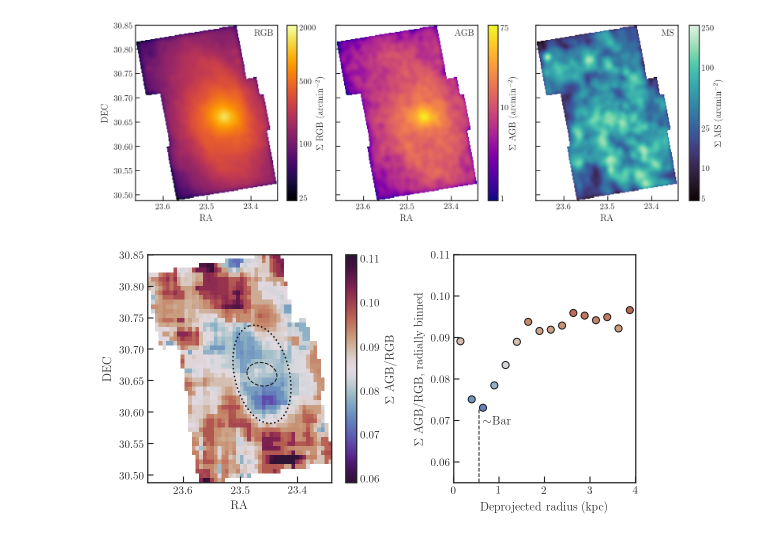
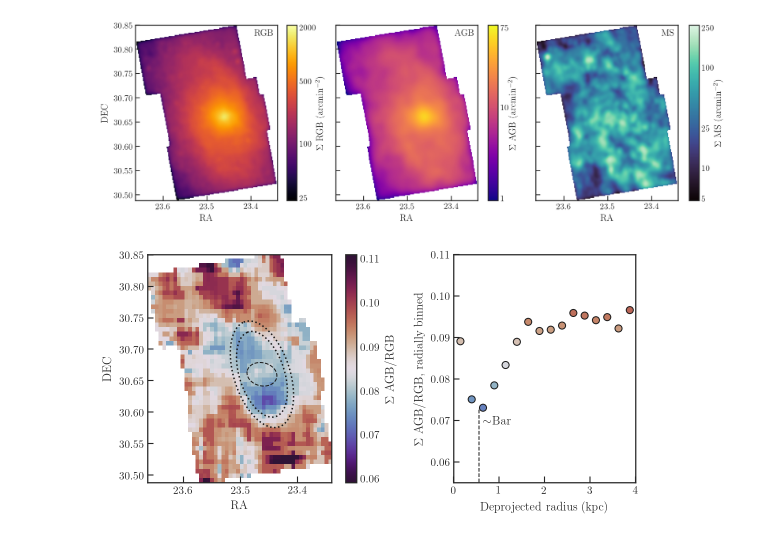
Before and after one commit to meredith-durbin/m33_survey_plots, a Jupyter notebook: RGB AGB MS.ipynb, the cells around one changed output. Saved outputs shown, nothing was run; the diff lists cells and outputs as text; code cells hidden in the pictures.

```diff
--- a/RGB AGB MS.ipynb
+++ b/RGB AGB MS.ipynb
@@ -259,6 +259,7 @@ dist = ds.bin_centers('dist2',  **rad_kwargs)
 ratio = agb/rgb_bright
 ratio[(rgb_bright < 3)|(agb < 3)] = 0
 
+# extend regions at survey edges
 shifts = np.r_[range(1, 6)]
 for shift in np.r_[shifts, -shifts[::-1]]:
     for axis in [0, 1]:
@@ -275,37 +276,38 @@ im = ax1.imshow(fratio, origin='lower', aspect=1.1, extent=[*ds.minmax('RA'), *d
                 vmin=vmin_ratio, vmax=vmax_ratio, cmap=cmap_ratio)
 fig.colorbar(im, ax=ax1, label='$\Sigma$ AGB/RGB')
 ax1.invert_xaxis()
 ax1.set_xlabel('RA')
 ax1.set_ylabel('DEC')
 
-inc, pa = np.deg2rad([47.5, 73.98])
+inc, pa = np.deg2rad([49, 90-21.1]) #np.deg2rad([47.5, 73.98])
 ba = np.arccos(inc)
 phi = np.linspace(0, 2*np.pi, 1000)
-x = 0.08*np.cos(phi)
-y = 0.08*ba * np.sin(phi)
-xp = x*np.cos(pa) - y*np.sin(pa) + ra_m33.value
-yp = x*np.sin(pa) + y*np.cos(pa) + dec_m33.value
-ax1.plot(xp, yp, 'k:', lw=1.5)
+for radius in [0.07141913, 0.08875006]:
+    x = radius*np.cos(phi)
+    y = radius*ba * np.sin(phi)
+    xp = x*np.cos(pa) - y*np.sin(pa) + ra_m33.value
+    yp = x*np.sin(pa) + y*np.cos(pa) + dec_m33.value
+    ax1.plot(xp, yp, 'k:', lw=1.5)
 
 xb = 0.0263*np.cos(phi)
 yb = 0.0263*(1.-0.3) * np.sin(phi)
 theta = np.deg2rad(10)
 xbp = xb*np.cos(theta) + yb*np.sin(theta) + ra_m33.value
 ybp = xb*np.sin(theta) - yb*np.cos(theta) + dec_m33.value
 ax1.plot(xbp, ybp, 'k--', lw=1)
 
 ax2.scatter(dist, agb_radial/rgb_radial, c=agb_radial/rgb_radial,
             cmap='twilight_shifted', vmin=vmin_ratio, vmax=vmax_ratio, edgecolor='k', s=50)
 ax2.set_ylim(0.055, 0.11)
 ax2.set_ylabel('$\Sigma$ AGB/RGB, radially binned')
 
 bar_max = np.max(deg_to_deproj(xbp, ybp))
 ax2.vlines(bar_max, 0.05, 0.073, color='k', linestyle='--', lw=1, zorder=-1)
 ax2.text(0.65, 0.069, r'$\sim$Bar', ha='left')
 ax2.set_xlabel('Deprojected radius (kpc)')
 ax2.set_xlim(0, 4)
 
 fig.tight_layout()
 fig.savefig('figures/AGB_RGB_ratio_mjd.pdf', dpi=300, bbox_inches='tight')
 # %% [output]
-[figure, old version]
+[figure, new version]
```
Also changed, not shown: parts of 1 cell of this notebook, 3 other files.
